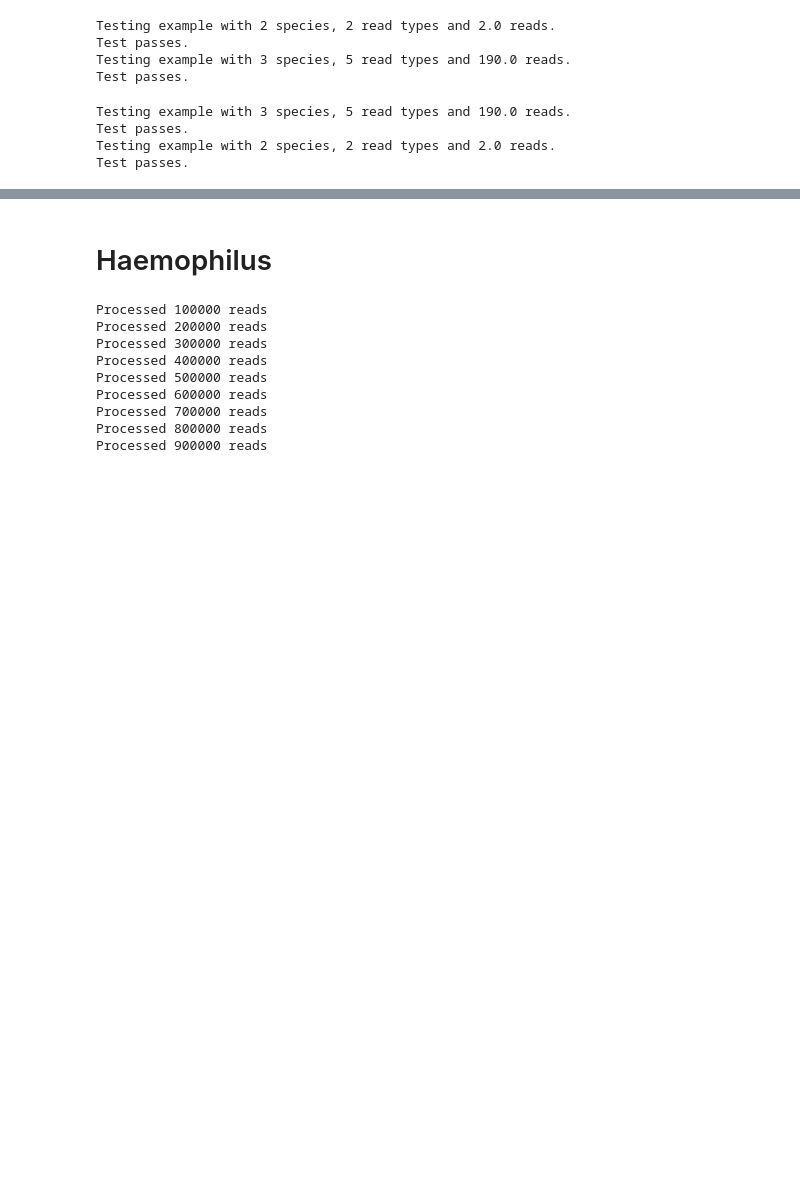
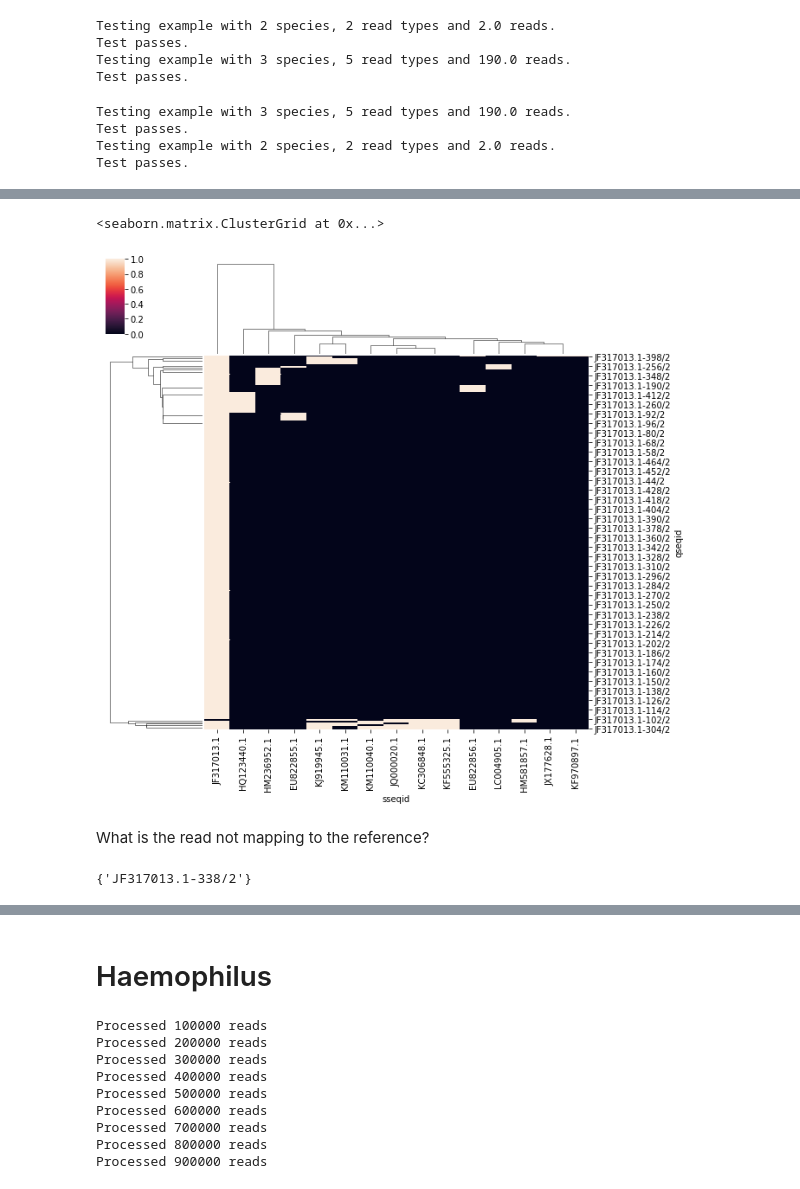
Before and after one commit to czbiohub/idinf, a Jupyter notebook: Inference.ipynb, the cells around one changed output, grey strips where cells are left out. Saved outputs shown, nothing was run; the diff lists cells and outputs as text; code cells hidden in the pictures; blank space fills up the shorter version.

Commit message:
Finished simulated rhinovirus.

```diff
--- a/Inference.ipynb
+++ b/Inference.ipynb
@@ -79,0 +82,8 @@ Test passes.
+# %%
+m8_headers = "qseqid  sseqid  pident  length  mismatch gapopen qstart  qend    sstart  send    evalue  bitscore".split()
+def load_m8(filename):
+
+    df = pd.read_csv(filename,
+                sep = '\t',names = m8_headers).dropna()
+    df = df.sort_values('qseqid')
+    return df
@@ -79,0 +131,2 @@ Test passes.
+# %%
+df = load_m8('/Users/josh/src/idinf/alignments/gsnapl-100-idseq-rhinovirus-simulation-HumanRhinovirusC_LZ269')
@@ -79,0 +142,12 @@ Test passes.
+# %%
+read_reference_matrix = pd.crosstab(df['qseqid'],df['sseqid'])
+# %%
+# There is a mismatched read in here
+
+import seaborn as sns
+sns.clustermap(read_reference_matrix)
+# %% [output]
+<seaborn.matrix.ClusterGrid at 0x...>
+[figure, added]
+# %% [markdown]
+What is the read not mapping to the reference?
@@ -79,0 +158,4 @@ Test passes.
+# %%
+reads_not_mapping_to_reference
+# %% [output]
+{'JF317013.1-338/2'}
```
Also changed, not shown: parts of 32 cells of this notebook.
